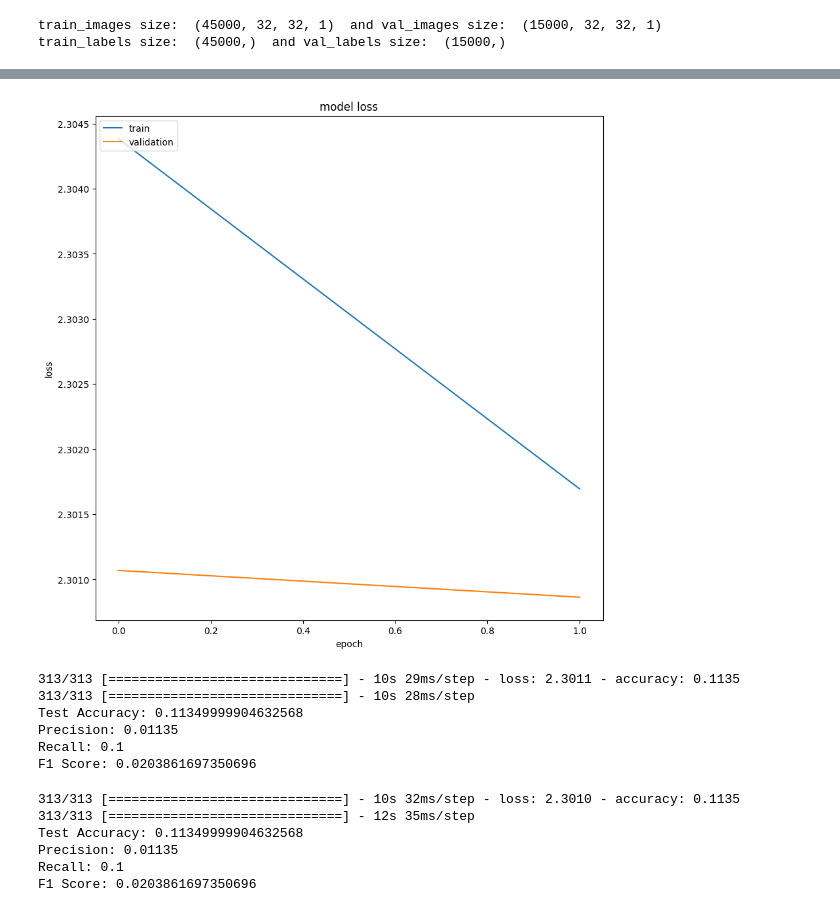
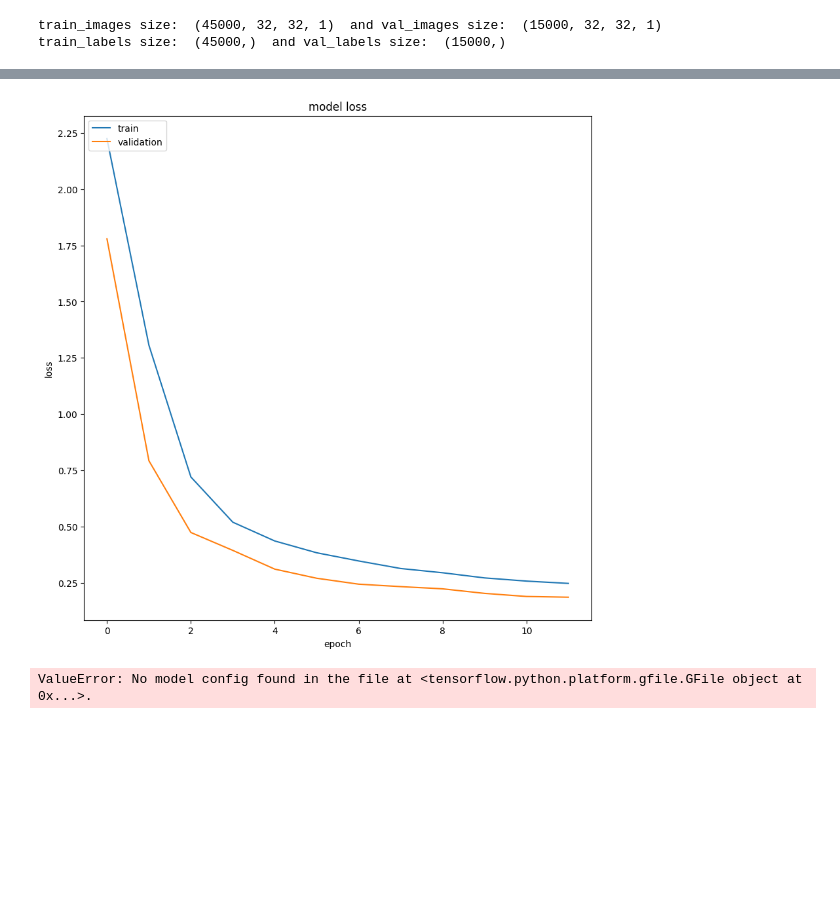
Before and after one commit to SalaheddineAD/vision-transformer, a Jupyter notebook: notebook/multi_headed_attention_mnist_dataset.ipynb, the cells around one changed output, grey strips where cells are left out. Drawn from its saved outputs; the diff is of its cells as text; code cells hidden in the pictures; blank space fills up the shorter version.

```diff
--- a/notebook/multi_headed_attention_mnist_dataset.ipynb
+++ b/notebook/multi_headed_attention_mnist_dataset.ipynb
@@ -12,3 +65,13 @@ from keras.callbacks import EarlyStopping
+# %%
+def plot_log_function(history):
+    plt.figure(figsize=(10,10))
+    plt.plot(history.history['loss']) # tb
+    plt.plot(history.history['val_loss'])
+    plt.title('model loss')
+    plt.ylabel('loss')
+    plt.xlabel('epoch')
+    plt.legend(['train', 'validation'], loc='upper left')
+    plt.show()
 # %%
 def random_transform(image):
     choice = random.randint(0, 5)
@@ -113,6 +202,5 @@ model.compile(loss="sparse_categorical_crossentropy", optimizer="adam", metrics=
 early_stopping = EarlyStopping(monitor='val_loss', patience=3)
 
 # Fit the model with early stopping
-# history = model.fit(X_train, y_train, validation_data = (X_val,yval), verbose = 1,epochs = 200 ,batch_size = 20, callbacks=[early_stopping])
-history = model.fit(train_images, train_labels, validation_data = (val_images, val_labels), verbose = 1, epochs=2, batch_size=32, callbacks=[early_stopping])
+history = model.fit(train_images, train_labels, validation_data = (val_images, val_labels), verbose = 1, epochs=12, batch_size=32, callbacks=[early_stopping])
 # %% [output]
@@ -123,12 +223,0 @@ Epoch 2/2
-# %%
-#checking the performance on taining_data
-plt.figure(figsize=(10,10))
-plt.plot(history.history['loss']) # tb
-plt.plot(history.history['val_loss'])
-plt.title('model loss')
-plt.ylabel('loss')
-plt.xlabel('epoch')
-plt.legend(['train', 'validation'], loc='upper left')
-plt.show()
-# %% [output]
-[figure, removed]
@@ -157,42 +223,0 @@ for i, img in enumerate(transformed_test_images):
-# %%
-# Evaluating the model
-test_loss, test_acc = model.evaluate(transformed_test_images, test_labels)
-
-# Getting Precision, Recall, and F1 Score
-y_pred = model.predict(transformed_test_images)
-y_pred_labels = np.argmax(y_pred, axis=1)
-
-precision, recall, f1_score, _ = precision_recall_fscore_support(test_labels, y_pred_labels, average='macro')
-
-print(f"Test Accuracy: {test_acc}")
-print(f"Precision: {precision}")
-print(f"Recall: {recall}")
-print(f"F1 Score: {f1_score}")
-# %% [output]
-313/313 [==============================] - 10s 29ms/step - loss: 2.3011 - accuracy: 0.1135
-313/313 [==============================] - 10s 28ms/step
-Test Accuracy: 0.11349999904632568
-Precision: 0.01135
-Recall: 0.1
-F1 Score: 0.0203861697350696
-# %%
-# Evaluating the model
-test_loss, test_acc = model.evaluate(test_images, test_labels)
-
-# Getting Precision, Recall, and F1 Score
-y_pred = model.predict(test_images)
-y_pred_labels = np.argmax(y_pred, axis=1)
-
-precision, recall, f1_score, _ = precision_recall_fscore_support(test_labels, y_pred_labels, average='macro')
-
-print(f"Test Accuracy: {test_acc}")
-print(f"Precision: {precision}")
-print(f"Recall: {recall}")
-print(f"F1 Score: {f1_score}")
-# %% [output]
-313/313 [==============================] - 10s 32ms/step - loss: 2.3010 - accuracy: 0.1135
-313/313 [==============================] - 12s 35ms/step
-Test Accuracy: 0.11349999904632568
-Precision: 0.01135
-Recall: 0.1
-F1 Score: 0.0203861697350696
@@ -198,0 +228,5 @@ F1 Score: 0.0203861697350696
+# %%
+#checking the performance on taining_data
+plot_log_function(history)
+# %% [output]
+[figure, added]
@@ -198,0 +236,6 @@ F1 Score: 0.0203861697350696
+# %%
+path = os.path.join(os.path.dirname(os.getcwd()),'experiments','multi_headed_attention_mnist_dataset', 'model_weights.h5')
+
+model = load_model(path)
+# %% [output]
+ValueError: No model config found in the file at <tensorflow.python.platform.gfile.GFile object at 0x...>.
```
Also changed, not shown: parts of 15 cells of this notebook, 4 other files.
